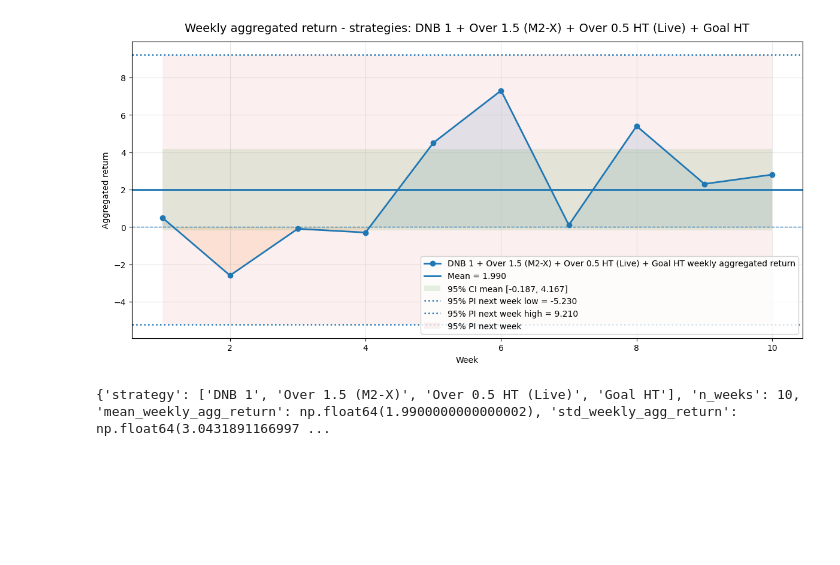
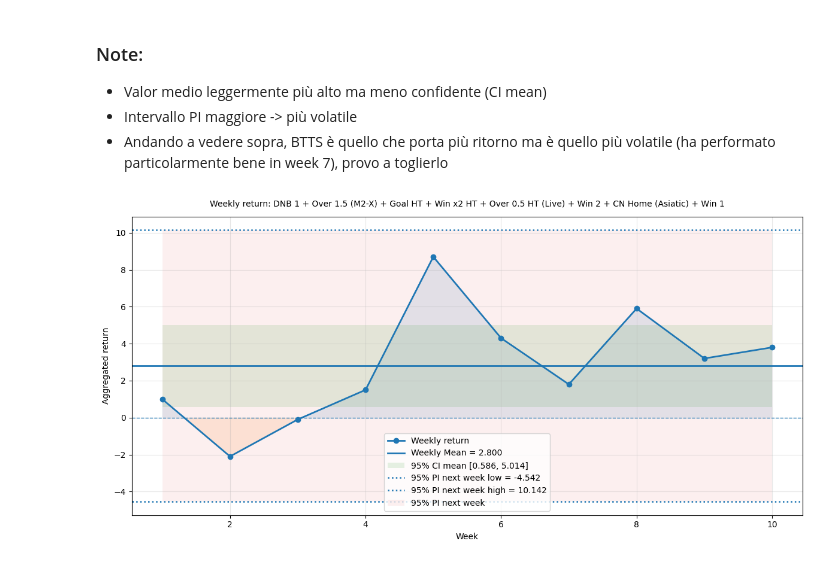
Before and after one commit to NickOLeeney/bet-master-analytics, a Jupyter notebook: src/strategies/analysis.ipynb, the cells around one changed output. Drawn from its saved outputs; the diff is of its cells as text; code cells hidden in the pictures; blank space fills up the shorter version.

Commit message:
stats updates

```diff
--- a/src/strategies/analysis.ipynb
+++ b/src/strategies/analysis.ipynb
@@ -57,6 +51,9 @@ foo
+# %% [markdown]
+### Note:
+- Valor medio leggermente più alto ma meno confidente (CI mean)
+- Intervallo PI maggiore -> più volatile
+- Andando a vedere sopra, BTTS è quello che porta più ritorno ma è quello più volatile (ha performato particolarmente bene in week 7), provo a toglierlo
 # %%
-weekly_returns, stats = analyze_strategies(df, ["DNB 1", "Over 1.5 (M2-X)", "Over 0.5 HT (Live)", "Goal HT"], print_pi=True)
-print(stats)
+weekly_return, stats = analyze_strategies(df, strategies=['DNB 1', 'Over 1.5 (M2-X)', 'Goal HT', 'Win x2 HT', 'Over 0.5 HT (Live)', 'Win 2', 'CN Home (Asiatic)', 'Win 1'], print_pi=True)
 # %% [output]
-[figure, old version]
+[figure, new version]
-{'strategy': ['DNB 1', 'Over 1.5 (M2-X)', 'Over 0.5 HT (Live)', 'Goal HT'], 'n_weeks': 10, 'mean_weekly_agg_return': np.float64(1.9900000000000002), 'std_weekly_agg_return': np.float64(3.0431891166997 ...
```
Also changed, not shown: parts of 16 cells of this notebook, 1 other file.
